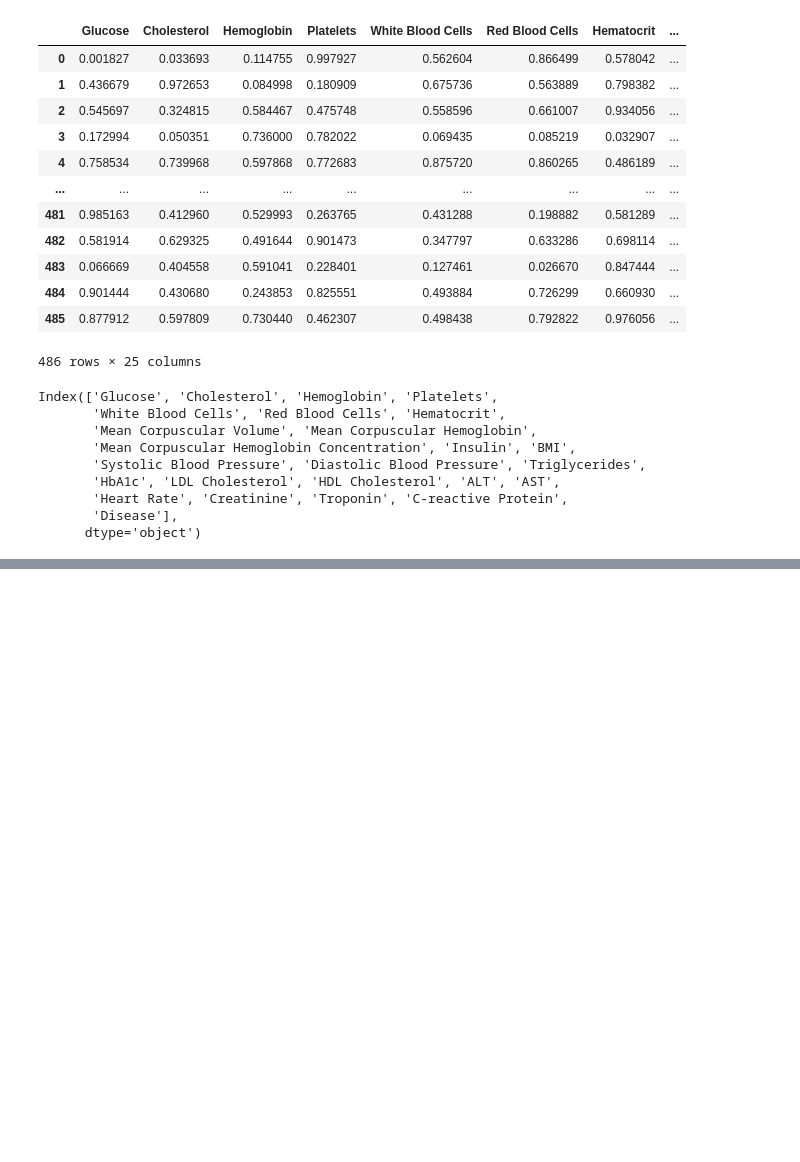
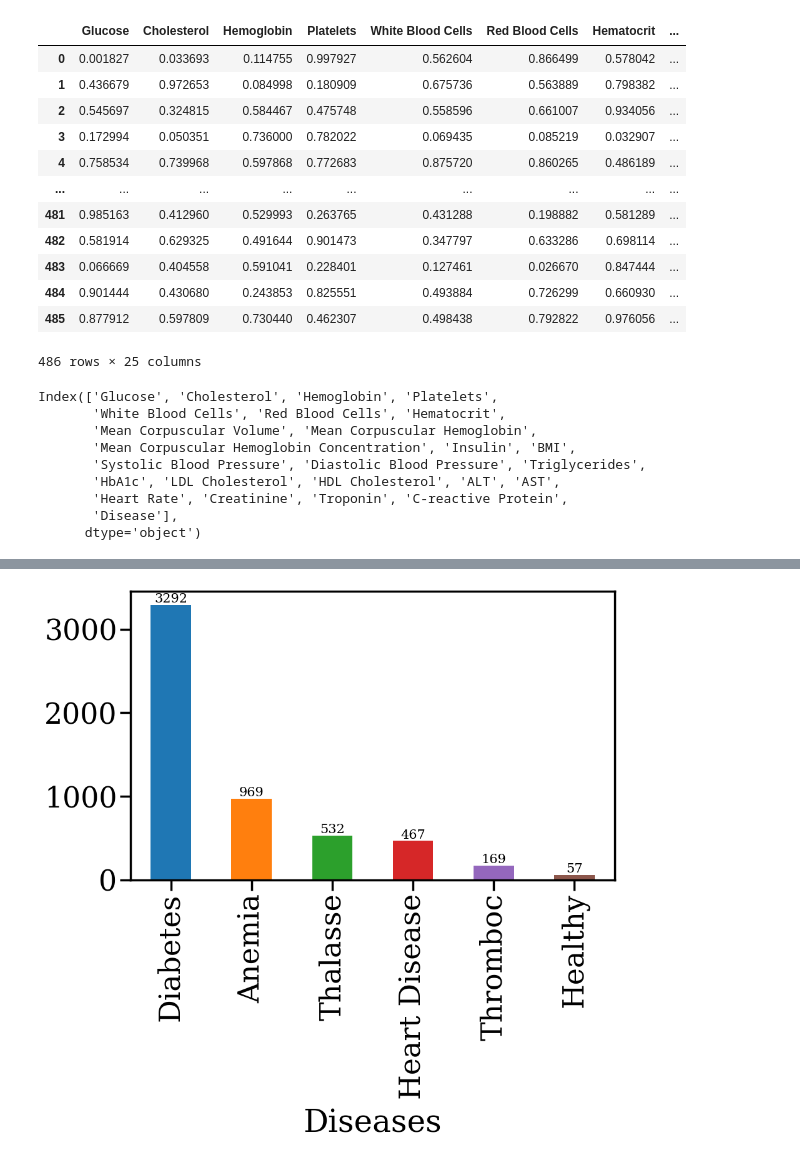
Before and after one commit to rajvi-collab/Disease_Detection, a Jupyter notebook: disease_detection.ipynb, the cells around one changed output, grey strips where cells are left out. Saved outputs shown, nothing was run; the diff lists cells and outputs as text; code cells hidden in the pictures; blank space fills up the shorter version.

```diff
--- a/disease_detection.ipynb
+++ b/disease_detection.ipynb
@@ -14,7 +10,7 @@ plt.rcParams['font.size'] = 15
 # %%
 # load dataset
-samples = pd.read_csv("./datasets/blood_samples_test_dataset.csv")
-samples
+df_test = pd.read_csv("./datasets/blood_samples_test_dataset.csv")
+df_test
 # %% [output]
 |  | Glucose | Cholesterol | Hemoglobin | Platelets | White Blood Cells | Red Blood Cells | Hematocrit | ... |
 | 0 | 0.001827 | 0.033693 | 0.114755 | 0.997927 | 0.562604 | 0.866499 | 0.578042 | ... |
@@ -42,5 +38,6 @@ Index(['Glucose', 'Cholesterol', 'Hemoglobin', 'Platelets',
        'Disease'],
       dtype='object')
 # %%
-samples['Disease'].unique()
+df_test['Disease']=df_test['Disease'].replace('Heart Di','Heart Disease')
+df_test['Disease'].unique()
 # %% [output]
@@ -52,0 +46,4 @@ samples.shape[0]
+# %%
+df_train = pd.read_csv("./datasets/blood_samples_train_dataset.csv")
+df_train['Disease']=df_train['Disease'].replace('Heart Di','Heart Disease')
+df_train['Disease'].unique()
@@ -52,0 +53,3 @@ samples.shape[0]
+# %%
+data = pd.concat([df_train,df_test],ignore_index=True)
+data.shape # (rows, columns)
@@ -52,0 +69,12 @@ samples.shape[0]
+# %%
+# Let's find how many of each class there are in the bar chart.
+counts = data[data.columns[-1]].value_counts()
+palette = sns.color_palette()
+fig, axes = plt.subplots(figsize=(10,6))
+counts.plot(kind="bar", ax=axes, color=palette)
+plt.xlabel('Diseases',labelpad=10)
+for container in axes.containers:
+    axes.bar_label(container)
+plt.show()
+# %% [output]
+[figure, added]
```
Also changed, not shown: parts of 12 cells of this notebook.
